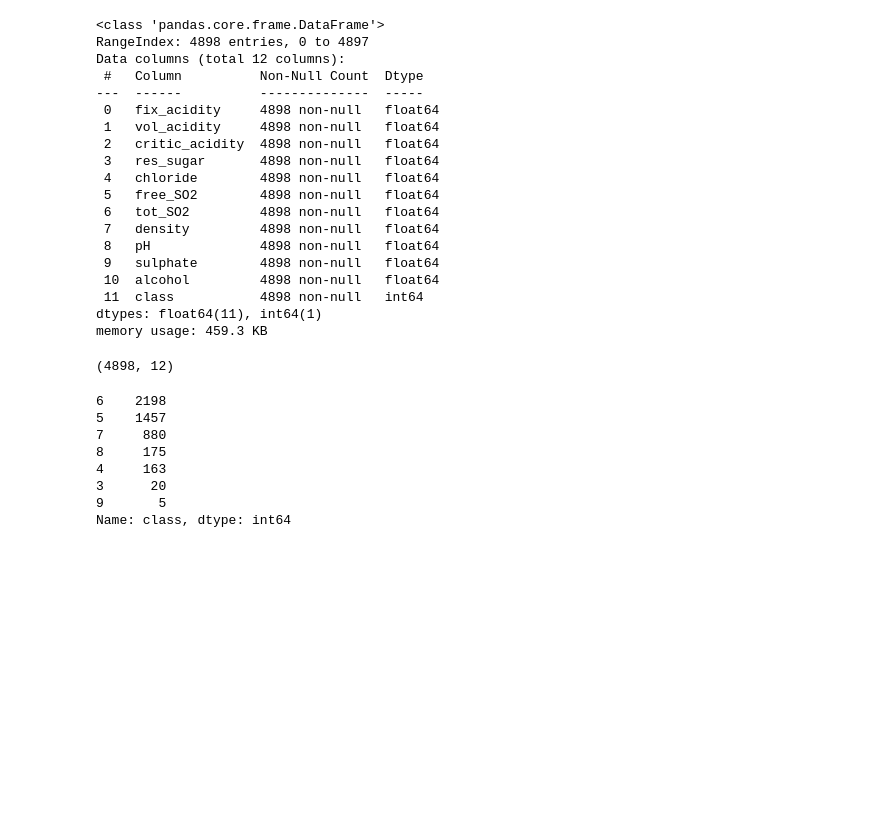
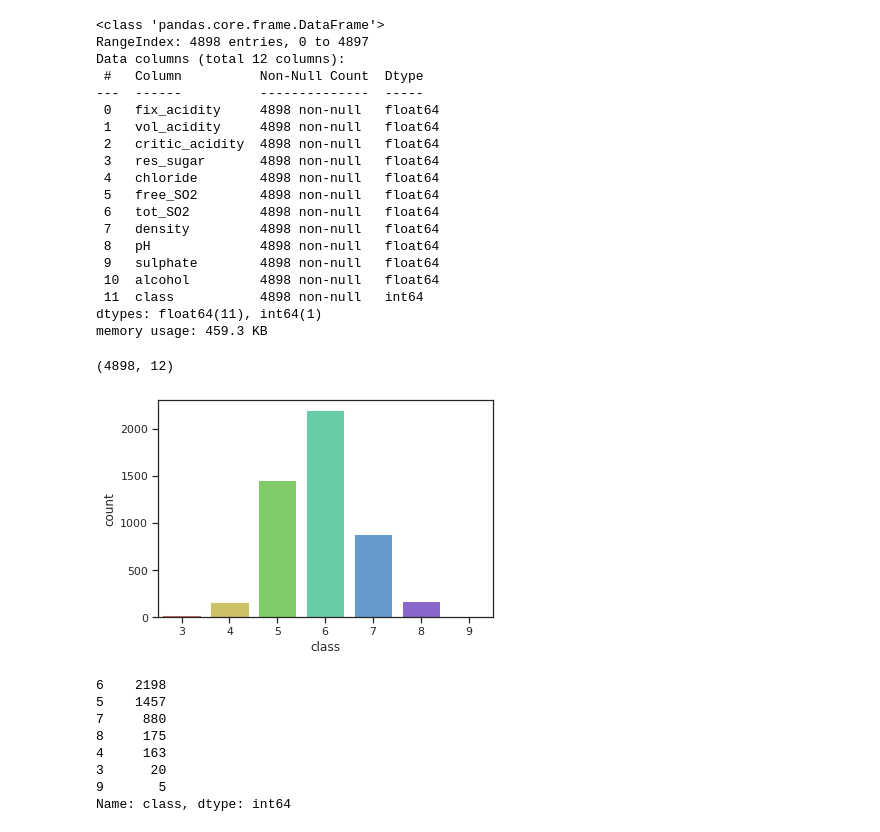
Before and after one commit to Farzini/ML-Project, a Jupyter notebook: wine-pred.ipynb, the cells around one changed output. Saved outputs shown, nothing was run; the diff lists cells and outputs as text; code cells hidden in the pictures; blank space fills up the shorter version.

```diff
--- a/wine-pred.ipynb
+++ b/wine-pred.ipynb
@@ -20,3 +20,5 @@ import matplotlib.pyplot as plt
 import seaborn as sns
 from sklearn.preprocessing import StandardScaler
 from imblearn.over_sampling import RandomOverSampler
+
+plt.rc("font", size=14)
@@ -64,6 +79,11 @@ Data columns (total 12 columns):
 dtypes: float64(11), int64(1)
 memory usage: 459.3 KB
 (4898, 12)
+# %%
+sns.countplot(x=df["class"], data = df, palette = 'hls')
+plt.show()
+# %% [output]
+[figure, added]
 # %%
 df["class"].value_counts()
 # %% [output]
```
Also changed, not shown: parts of 53 cells of this notebook.
